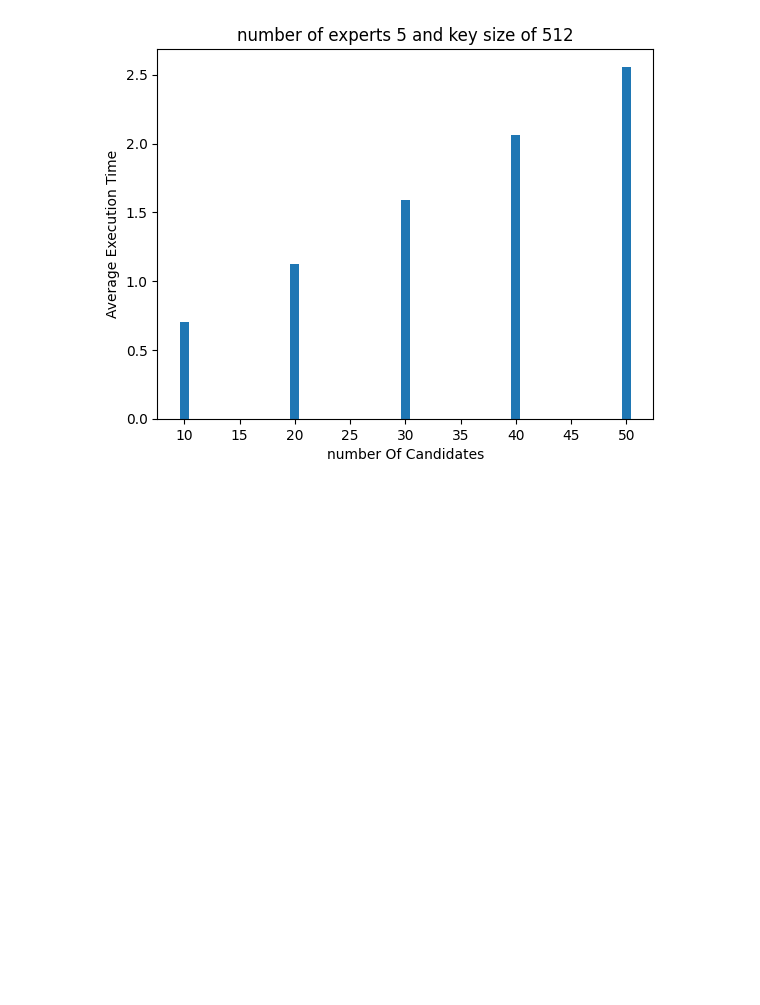
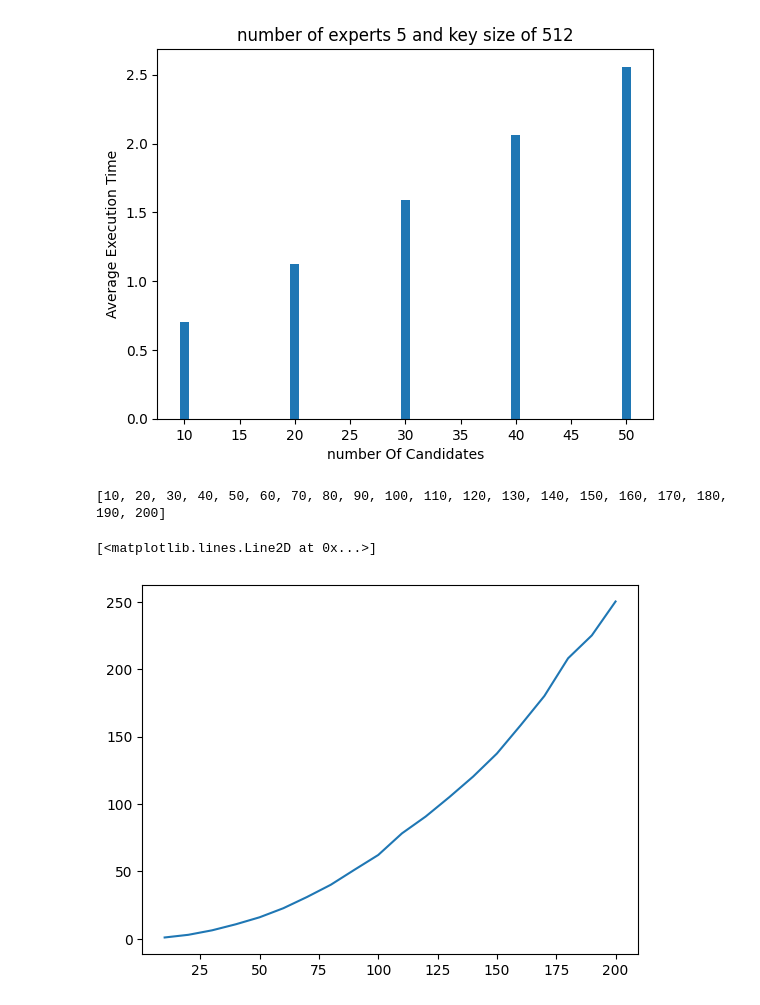
Before and after one commit to jababros11/GauravSirPaper, a Jupyter notebook: gaurav sir paper/FrameWork3.ipynb, the cells around one changed output. Cells and saved outputs as stored; diff of their text form; code cells hidden in the pictures; blank space fills up the shorter version.

```diff
--- a/gaurav sir paper/FrameWork3.ipynb
+++ b/gaurav sir paper/FrameWork3.ipynb
@@ -182,7 +182,7 @@ def averageTimeConsumedFunction(experts, candidates,flag,keySize):
         plt.bar(candidates, columns_average)
         plt.show()
     else :
-        plt.title("number of candidates = " + str(candidates) + " and key size of " + str(keySize))
+        plt.title("number of candidates " + str(candidates) + " and key size of " + str(keySize))
         plt.xlabel("number Of Experts")
         plt.ylabel("Average Execution Time")
         plt.bar(experts, columns_average)
@@ -198,7 +198,7 @@ def simulationHavingExpertsvariableCandidatesConst(experts,candidates,flag,keySi
     column_average = averageTimeConsumedFunction(experts,candidates,flag,keySize)
     return candidates,column_average,experts
 # %%
-keys = [128,254,512]
+keys = [128,256,512]
 for i in range(0,3):
     simulationHavingExpertsvariableCandidatesConst([2,4,6,8,10],20,"experts",keys[i])
 # %% [output]
@@ -315,3 +315,14 @@ for i in range(0,3):
  [0.68799865 1.0542996  1.5075824  2.0732763  2.5753613 ]
  [0.60689944 1.2357587  1.5772718  2.0020351  2.4490728 ]]
 [figure]
+# %%
+z = 10
+timelist = []
+expertlist = [z + (i * 10) for i  in range(0,20)]
+print(expertlist)
+timelist = runSimulation(expertlist,20,"experts",256)
+plt.plot(expertlist,timelist)
+# %% [output]
+[10, 20, 30, 40, 50, 60, 70, 80, 90, 100, 110, 120, 130, 140, 150, 160, 170, 180, 190, 200]
+[<matplotlib.lines.Line2D at 0x...>]
+[figure, added]
```
Also changed, not shown: 1 other file.
